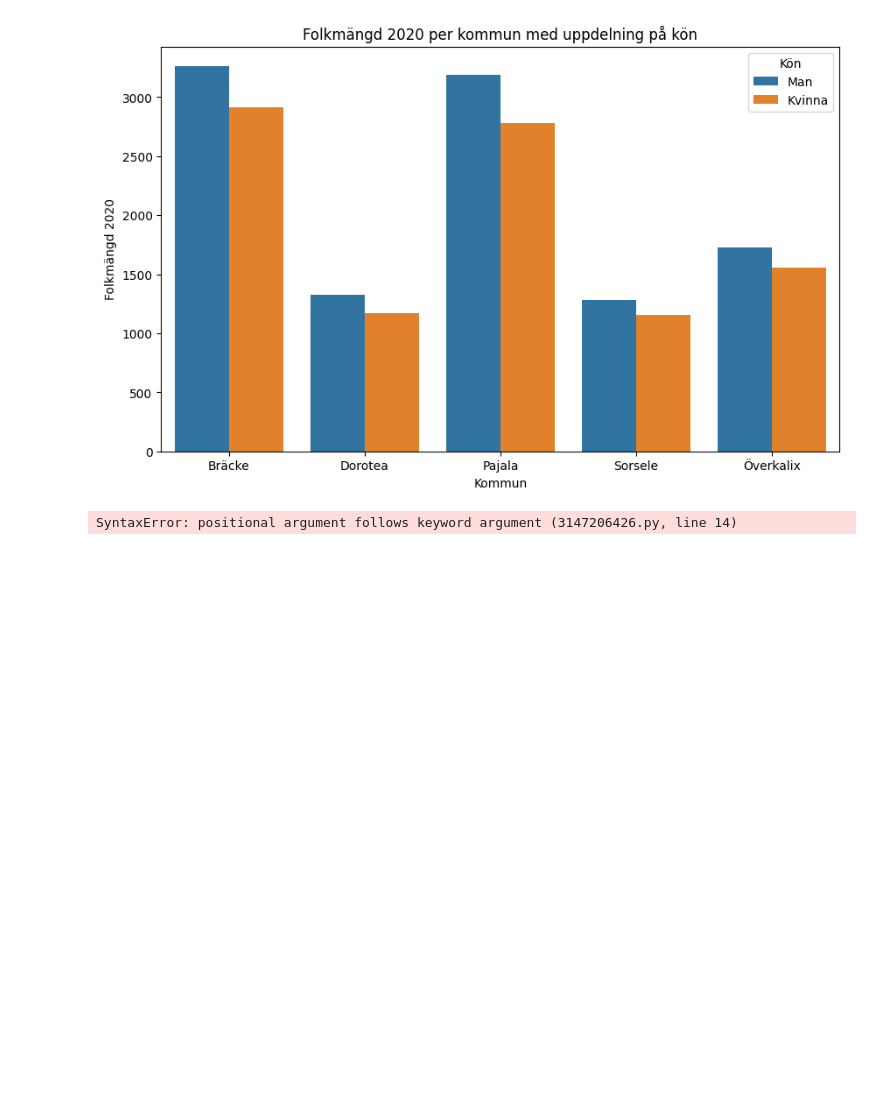
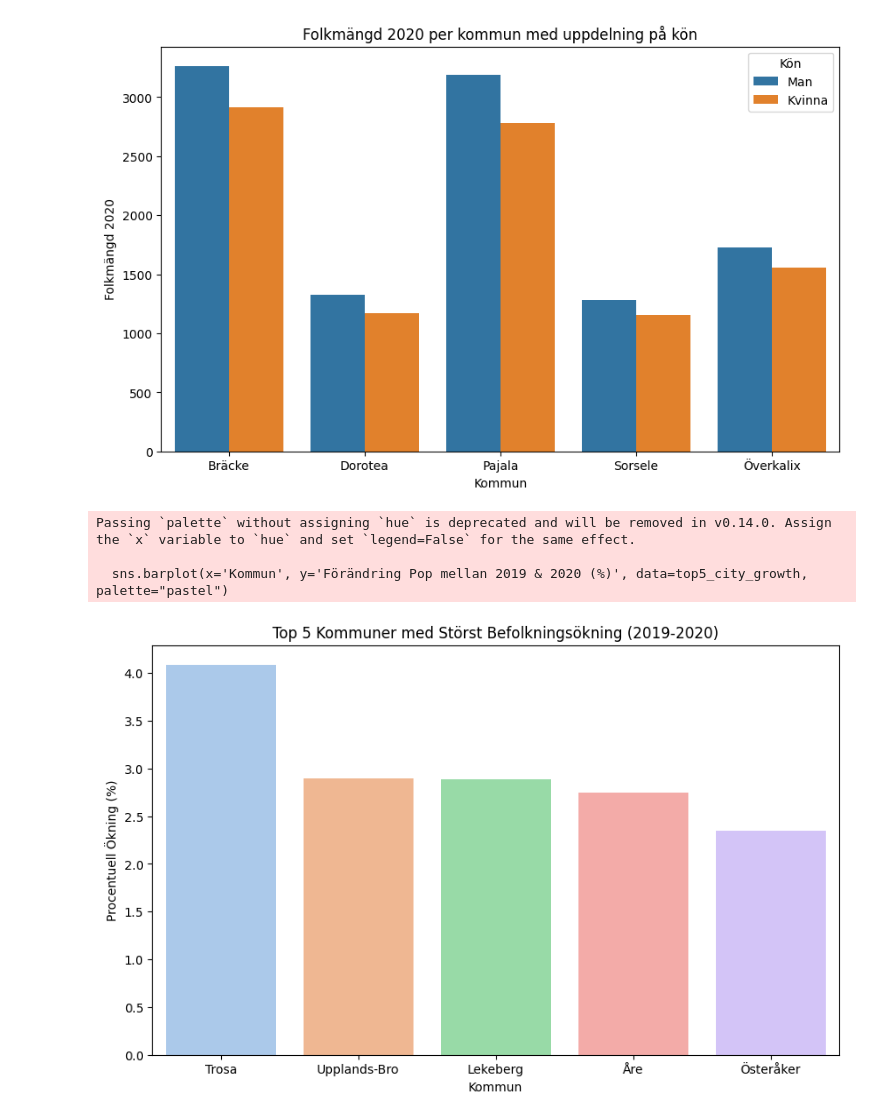
Before and after one commit to Cederlid/databehandling, a Jupyter notebook: exercises/E1_pandas_basic_syntax.ipynb, the cells around one changed output. Drawn from its saved outputs; the diff is of its cells as text; code cells hidden in the pictures; blank space fills up the shorter version.

```diff
--- a/exercises/E1_pandas_basic_syntax.ipynb
+++ b/exercises/E1_pandas_basic_syntax.ipynb
@@ -701,21 +701,24 @@ plt.show()
 # %%
 # h
 grouped_data = sorted_with_total_df.groupby("Kommun").agg(
     Folkmängd_2019=("Folkmängd 2019", "sum"),
     Folkmängd_2020=("Folkmängd 2020", "sum")
 ).reset_index()
 
 grouped_data["Förändring Pop mellan 2019 & 2020 (%)"] = (
     (grouped_data["Folkmängd_2020"] - grouped_data["Folkmängd_2019"]) / grouped_data["Folkmängd_2019"] * 100
 )
 
 top5_city_growth = grouped_data.sort_values(by="Förändring Pop mellan 2019 & 2020 (%)", ascending=False).head()
-palette = sns.color_palette()
+
 plt.figure(figsize=(10, 6))
-sns.barplot(x='Kommun', y='Förändring Pop mellan 2019 & 2020 (%)', data=top5_city_growth, sns.color_palette("pastel"))
+sns.barplot(x='Kommun', y='Förändring Pop mellan 2019 & 2020 (%)', data=top5_city_growth, palette="pastel")
 plt.title('Top 5 Kommuner med Störst Befolkningsökning (2019-2020)')
 plt.xlabel('Kommun')
 plt.ylabel('Procentuell Ökning (%)')
 plt.show()
 # %% [output]
-SyntaxError: positional argument follows keyword argument (3147206426.py, line 14)
+Passing `palette` without assigning `hue` is deprecated and will be removed in v0.14.0. Assign the `x` variable to `hue` and set `legend=False` for the same effect.
+
+  sns.barplot(x='Kommun', y='Förändring Pop mellan 2019 & 2020 (%)', data=top5_city_growth, palette="pastel")
+[figure, added]
```
